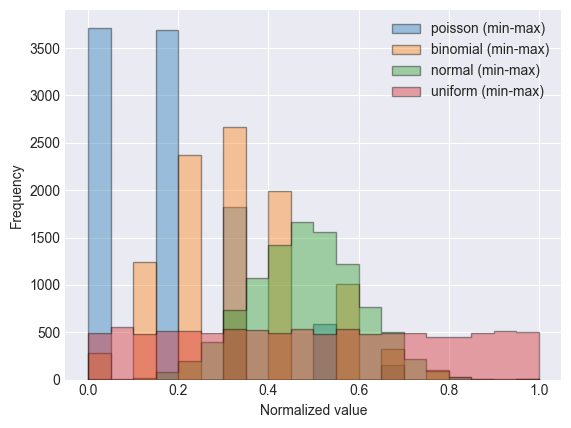
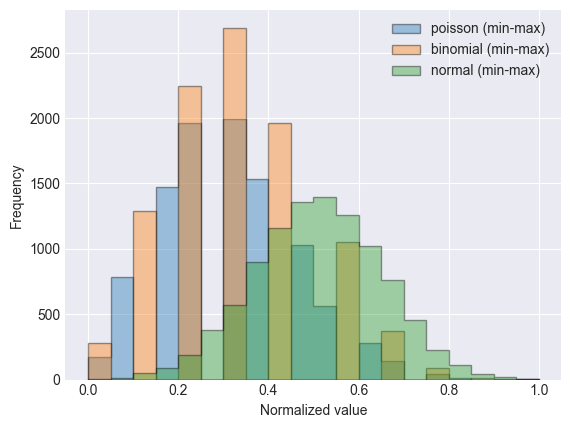
The change to this notebook cell's code, shown as a diff; its figure went from the first image to the second:
--- before
+++ after
@@ -1,18 +1,11 @@
-data1 = np.random.poisson(lam=1, size=10_000)
-data2 = np.random.binomial(n=10, p=0.3, size=10_000)
-data3 = np.random.normal(loc=0, scale=1, size=10_000)
-data4 = np.random.uniform(low=-3, high=3, size=10_000)
-
-data1_mm = min_max_normalize(data1)
-data2_mm = min_max_normalize(data2)
-data3_mm = min_max_normalize(data3)
-data4_mm = min_max_normalize(data4)
+data1 = min_max_normalize(np.random.poisson(lam=4, size=10_000))
+data2 = min_max_normalize(np.random.binomial(n=10, p=0.3, size=10_000))
+data3 = min_max_normalize(np.random.normal(loc=0, scale=1, size=10_000))
 
 kwargs = dict(alpha=0.4, bins=20, edgecolor='black', histtype='stepfilled')
 
-plt.hist(data1_mm, **kwargs, label='poisson (min-max)')
-plt.hist(data2_mm, **kwargs, label='binomial (min-max)')
-plt.hist(data3_mm, **kwargs, label='normal (min-max)')
-plt.hist(data4_mm, **kwargs, label='uniform (min-max)')
+plt.hist(data1, **kwargs, label='poisson (min-max)')
+plt.hist(data2, **kwargs, label='binomial (min-max)')
+plt.hist(data3, **kwargs, label='normal (min-max)')
 plt.legend()
 plt.xlabel('Normalized value')

Commit: fixes